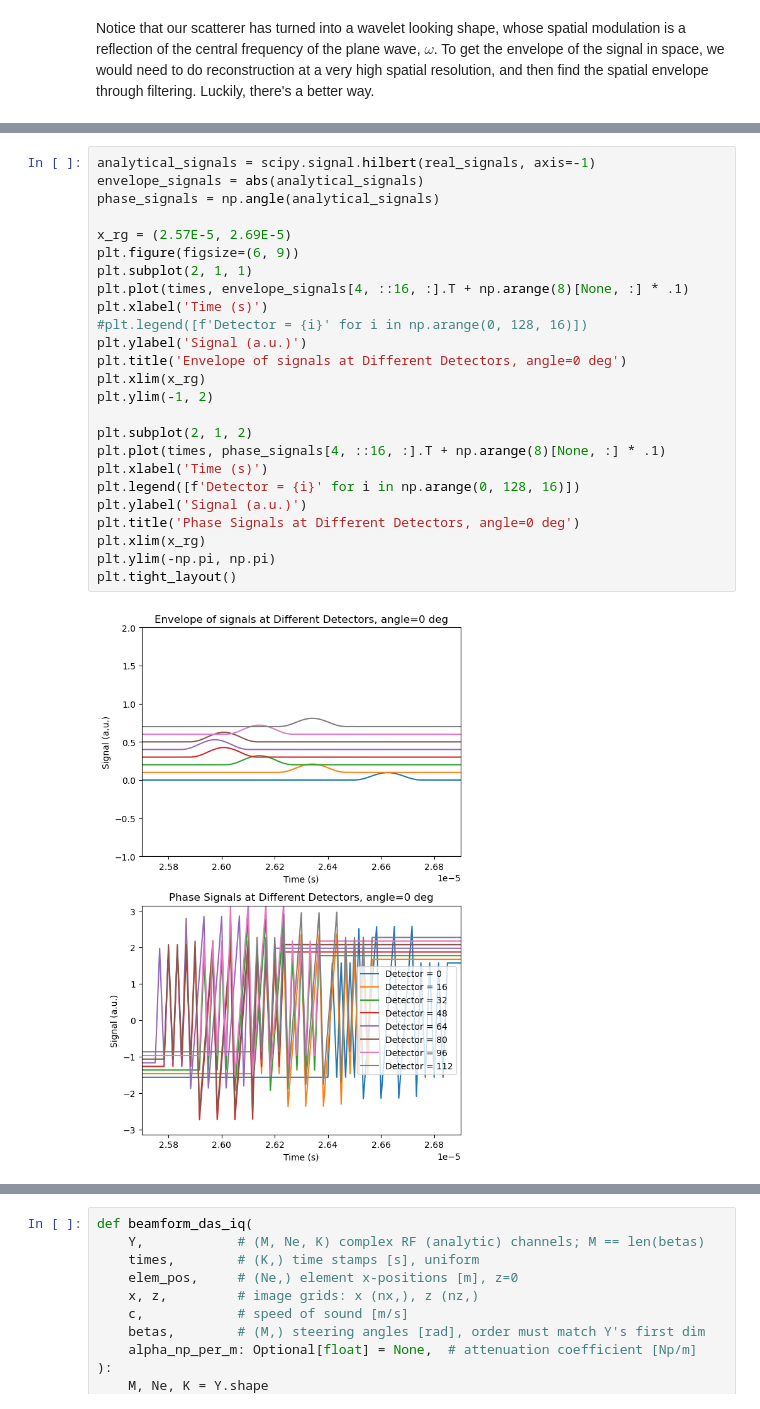
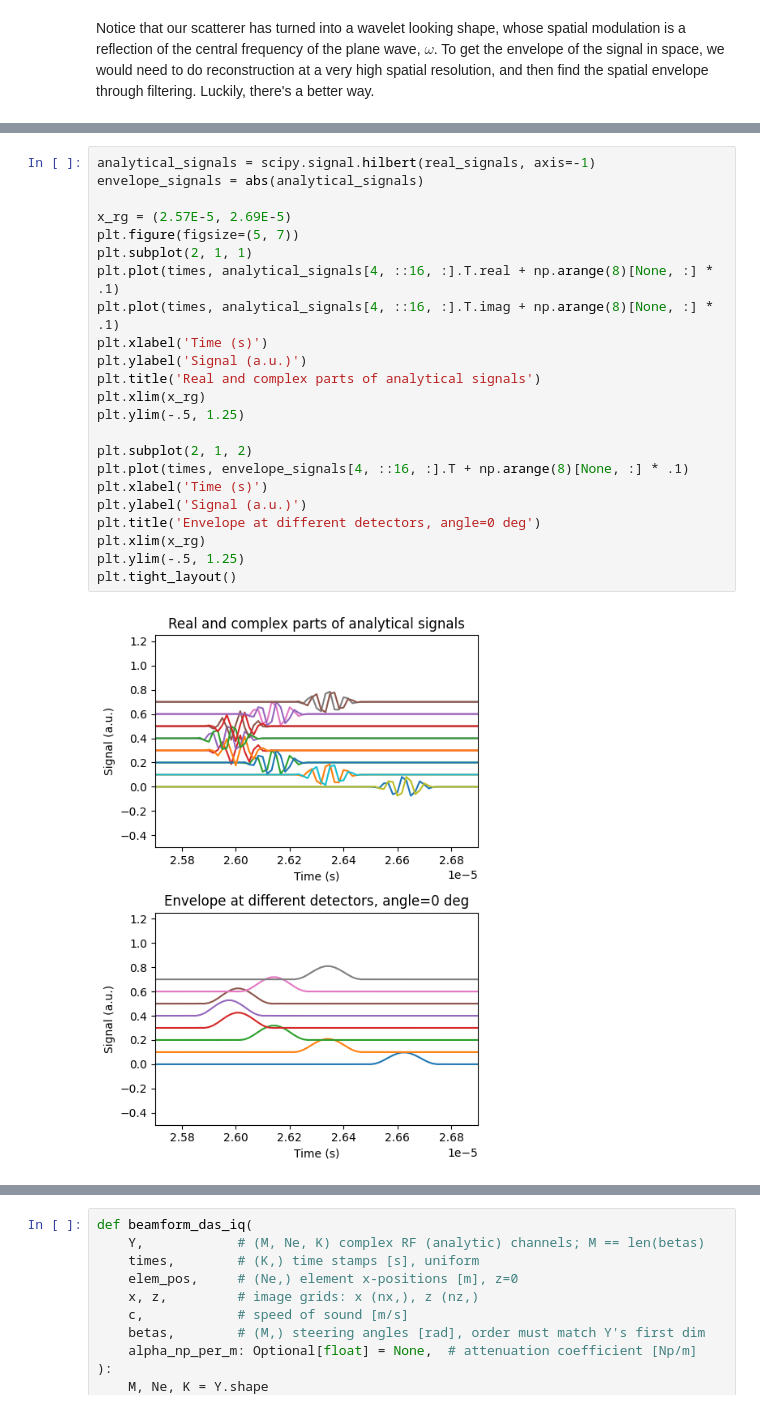
Before and after one commit to patrickmineault/fus, a Jupyter notebook: 02 - Structural Reconstruction.ipynb, the cells around one changed output, grey strips where cells are left out. Saved outputs shown, nothing was run; the diff lists cells and outputs as text.

```diff
--- a/02 - Structural Reconstruction.ipynb
+++ b/02 - Structural Reconstruction.ipynb
@@ -418,28 +418,26 @@ We can instead perform I/Q reconstruction. We'll take the raw (real) RF signals
 # %%
 analytical_signals = scipy.signal.hilbert(real_signals, axis=-1)
 envelope_signals = abs(analytical_signals)
-phase_signals = np.angle(analytical_signals)
 
 x_rg = (2.57E-5, 2.69E-5)
-plt.figure(figsize=(6, 9))
+plt.figure(figsize=(5, 7))
 plt.subplot(2, 1, 1)
+plt.plot(times, analytical_signals[4, ::16, :].T.real + np.arange(8)[None, :] * .1)
+plt.plot(times, analytical_signals[4, ::16, :].T.imag + np.arange(8)[None, :] * .1)
+plt.xlabel('Time (s)')
+plt.ylabel('Signal (a.u.)')
+plt.title('Real and complex parts of analytical signals')
+plt.xlim(x_rg)
+plt.ylim(-.5, 1.25)
+
+plt.subplot(2, 1, 2)
 plt.plot(times, envelope_signals[4, ::16, :].T + np.arange(8)[None, :] * .1)
 plt.xlabel('Time (s)')
-#plt.legend([f'Detector = {i}' for i in np.arange(0, 128, 16)])
 plt.ylabel('Signal (a.u.)')
-plt.title('Envelope of signals at Different Detectors, angle=0 deg')
+plt.title('Envelope at different detectors, angle=0 deg')
 plt.xlim(x_rg)
-plt.ylim(-1, 2)
-
-plt.subplot(2, 1, 2)
-plt.plot(times, phase_signals[4, ::16, :].T + np.arange(8)[None, :] * .1)
-plt.xlabel('Time (s)')
-plt.legend([f'Detector = {i}' for i in np.arange(0, 128, 16)])
-plt.ylabel('Signal (a.u.)')
-plt.title('Phase Signals at Different Detectors, angle=0 deg')
-plt.xlim(x_rg)
-plt.ylim(-np.pi, np.pi)
+plt.ylim(-.5, 1.25)
 plt.tight_layout()
 # %% [output]
-[figure, old version]
+[figure, new version]
 # %% [markdown]
```
Also changed, not shown: parts of 15 cells of this notebook.
